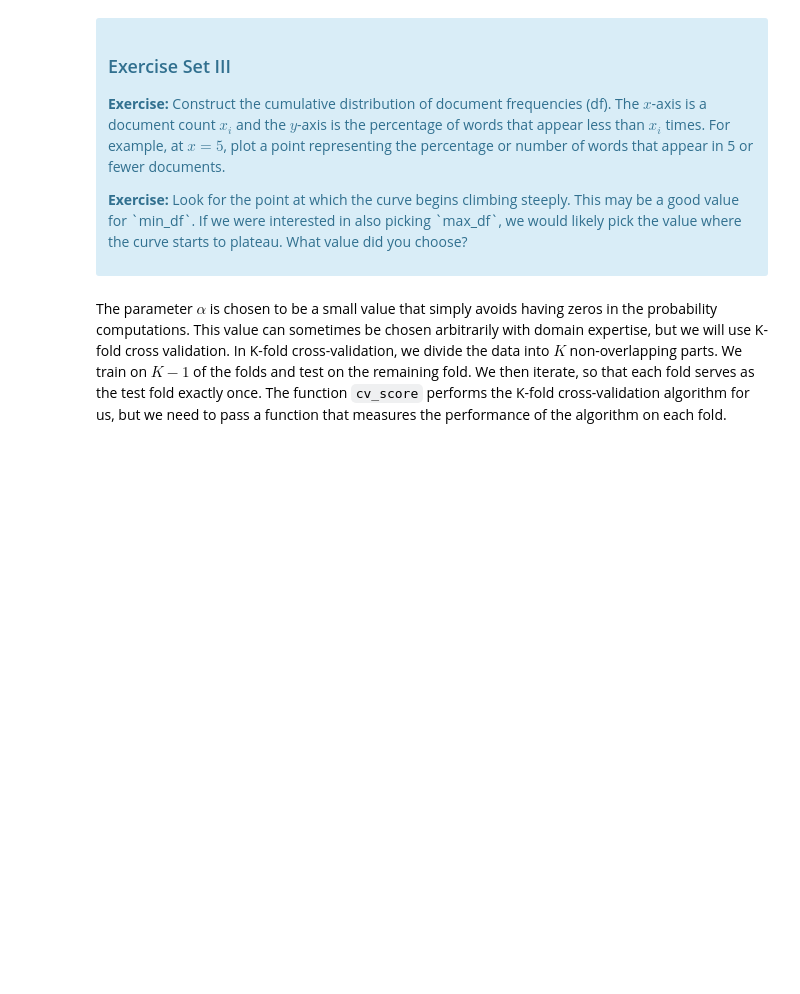
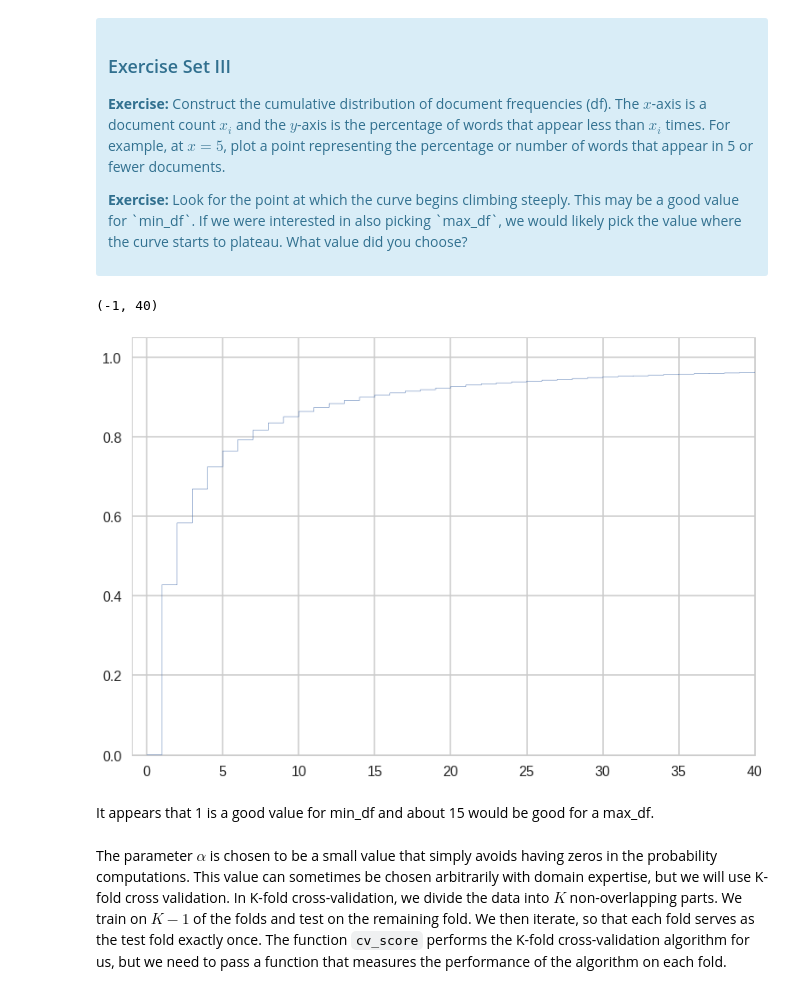
Before and after one commit to circushaase/Springboard_JSON_exercise, a Jupyter notebook: naive_bayes/Mini_Project_Naive_Bayes.ipynb, the cells around one changed output. Saved outputs shown, nothing was run; the diff lists cells and outputs as text; code cells hidden in the pictures; blank space fills up the shorter version.

```diff
--- a/naive_bayes/Mini_Project_Naive_Bayes.ipynb
+++ b/naive_bayes/Mini_Project_Naive_Bayes.ipynb
@@ -301,12 +301,22 @@ First, let's find an appropriate value for `min_df` for the `CountVectorizer`. `
 </div>
 # %%
 # Your turn.
-
 corpus = critics.quote
 vectorizer = CountVectorizer()
-
 # build the vocabulary and convert to a bag of words
 bag = vectorizer.fit_transform(corpus)
+
+
+df = list((bag > 0).sum(0).tolist()[0])
+c = pd.Series(df)
+y = np.arange(c.sum())
+plt.hist(c,y,normed=1, histtype='step',  cumulative=True)
+plt.xlim(-1,40)
+# %% [output]
+(-1, 40)
+[figure, added]
+# %% [markdown]
+It appears that 1 is a good value for min_df and about 15 would be good for a max_df.
 # %% [markdown]
 The parameter $\alpha$ is chosen to be a small value that simply avoids having zeros in the probability computations. This value can sometimes be chosen arbitrarily with domain expertise, but we will use K-fold cross validation. In K-fold cross-validation, we divide the data into $K$ non-overlapping parts. We train on $K-1$ of the folds and test on the remaining fold. We then iterate, so that each fold serves as the test fold exactly once. The function `cv_score` performs the K-fold cross-validation algorithm for us, but we need to pass a function that measures the performance of the algorithm on each fold.
 # %%
```
Also changed, not shown: parts of 16 cells of this notebook.
